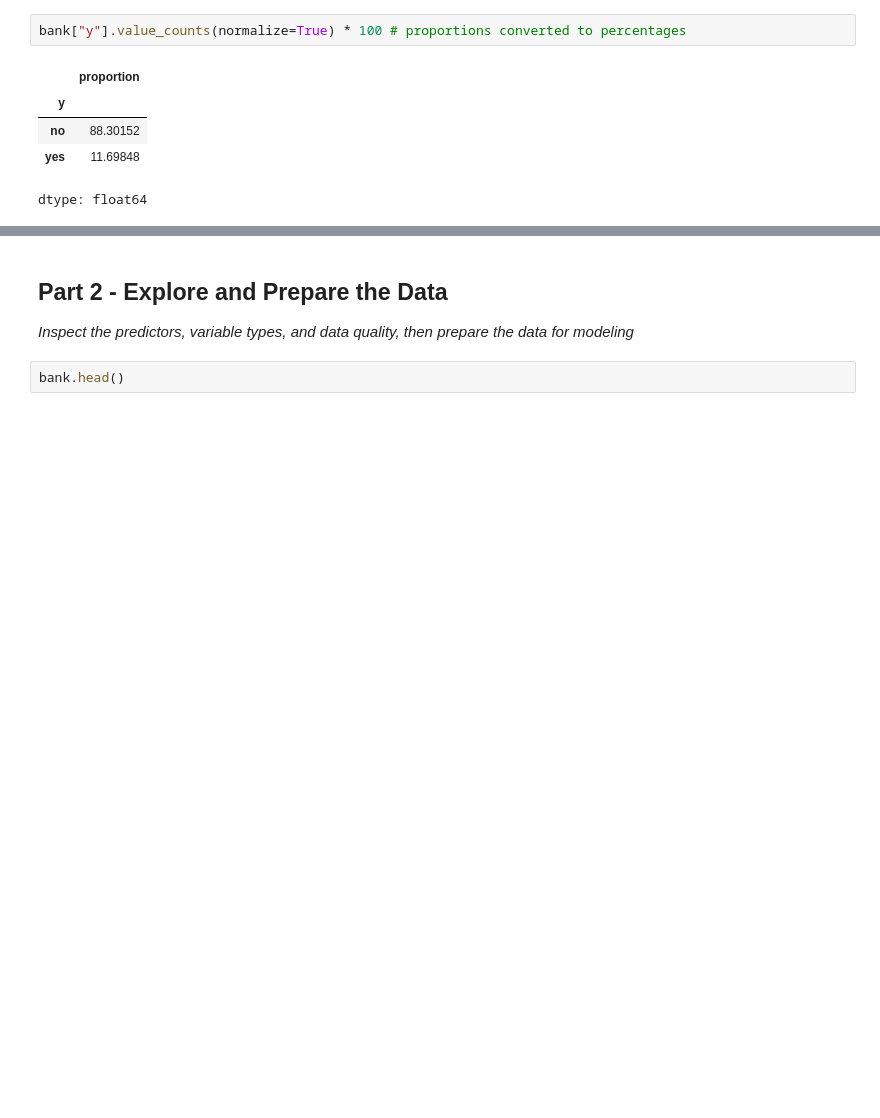
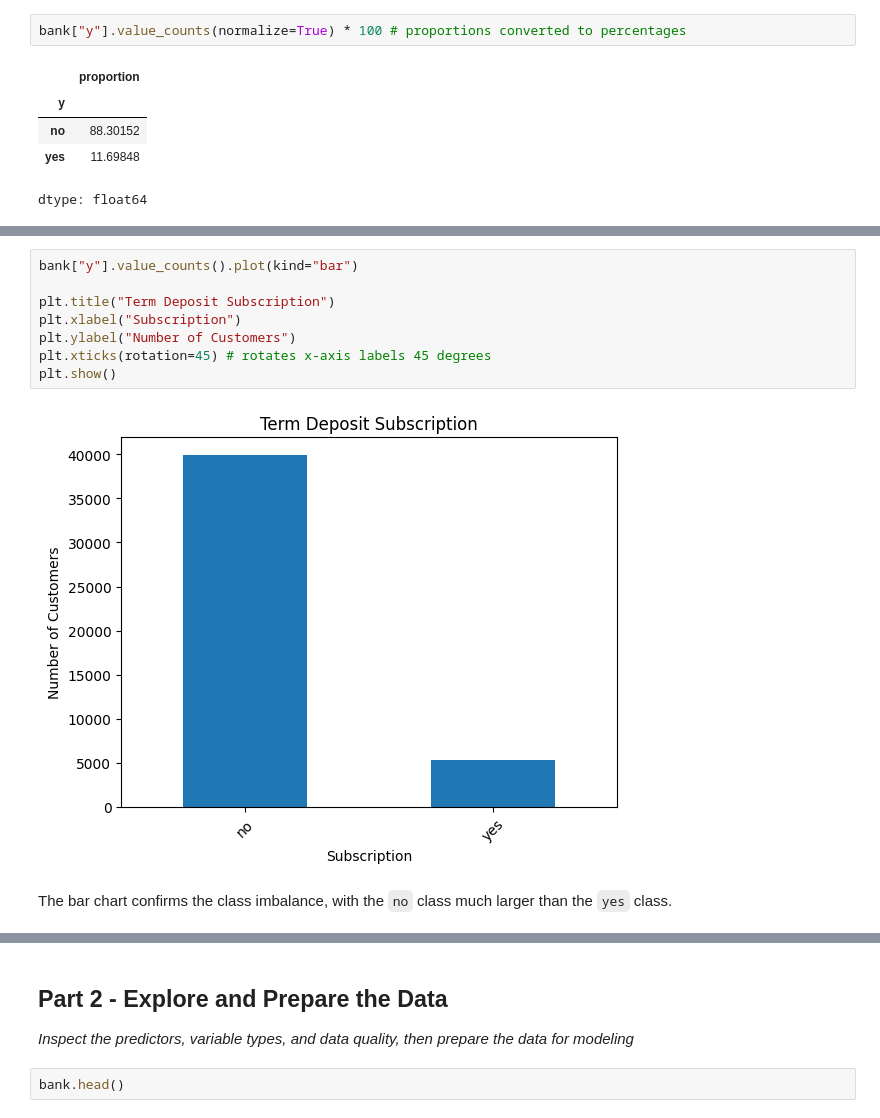
Before and after one commit to ashsiendo/DATA-201-Project1, a Jupyter notebook: Project_1_Bank_Marketing.ipynb, the cells around one changed output, grey strips where cells are left out. Saved outputs shown, nothing was run; the diff lists cells and outputs as text; blank space fills up the shorter version.

```diff
--- a/Project_1_Bank_Marketing.ipynb
+++ b/Project_1_Bank_Marketing.ipynb
@@ -47,0 +57,12 @@ About 88.3% of observations are `no`, while 11.7% are `yes`, so the response is
+# %%
+bank["y"].value_counts().plot(kind="bar")
+
+plt.title("Term Deposit Subscription")
+plt.xlabel("Subscription")
+plt.ylabel("Number of Customers")
+plt.xticks(rotation=45) # rotates x-axis labels 45 degrees
+plt.show()
+# %% [output]
+[figure, added]
+# %% [markdown]
+The bar chart confirms the class imbalance, with the `no` class much larger than the `yes` class.
```
Also changed, not shown: parts of 37 cells of this notebook.
